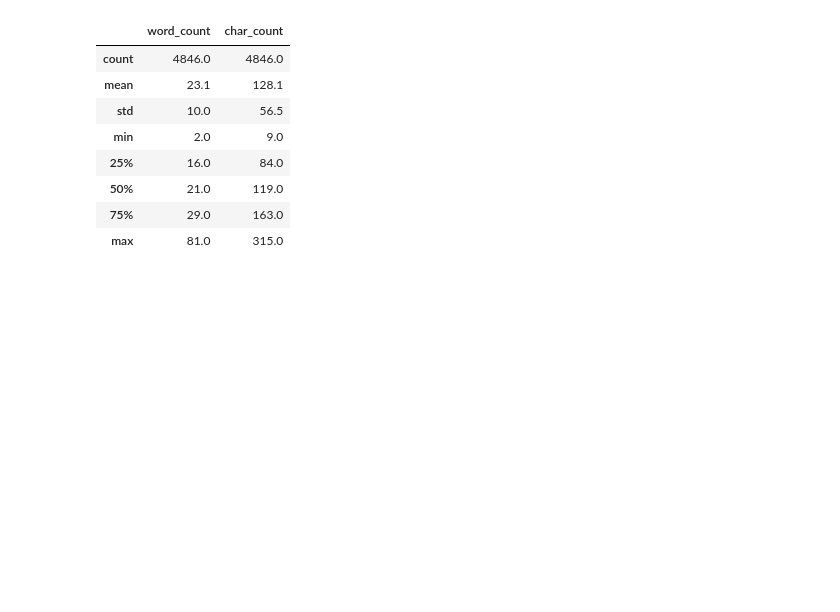
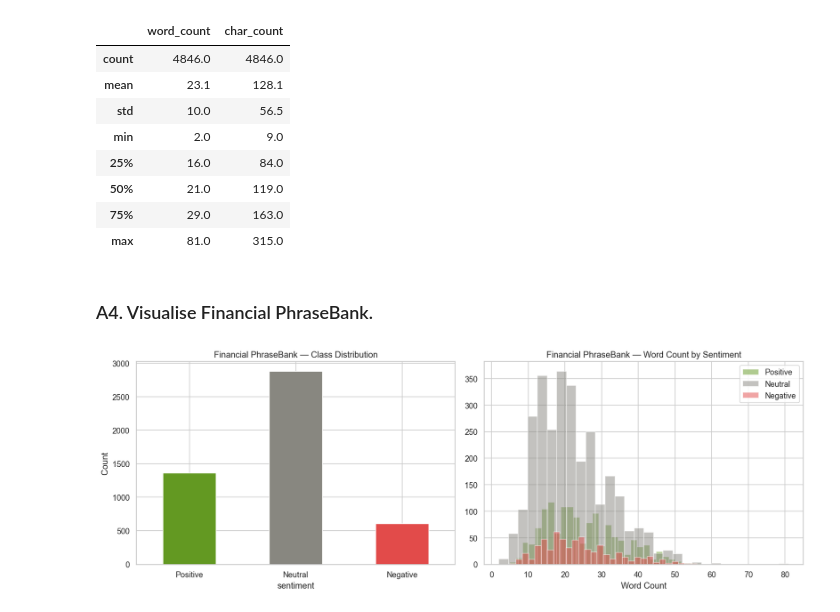
Before and after one commit to Kevinmonitor/TECHNOLOGY-DESIGN-PROJECT, a Jupyter notebook: Dataset_Explorer_GoEmotions_FinancialPhraseBank.ipynb, the cells around one changed output. Drawn from its saved outputs; the diff is of its cells as text; code cells hidden in the pictures; blank space fills up the shorter version.

Commit message:
Visualise Financial PhraseBank by class distribution and text length by sentiment.

```diff
--- a/Dataset_Explorer_GoEmotions_FinancialPhraseBank.ipynb
+++ b/Dataset_Explorer_GoEmotions_FinancialPhraseBank.ipynb
@@ -111,3 +111,29 @@ Text Length Statistics:
 | 50% | 21.0 | 119.0 |
 | 75% | 29.0 | 163.0 |
 | max | 81.0 | 315.0 |
+# %% [markdown]
+### A4. Visualise Financial PhraseBank.
+# %%
+fig, axes = plt.subplots(1, 2, figsize=(14, 5))
+
+# Class distribution bar chart
+colors = {'Negative': '#E24B4A', 'Neutral': '#888780', 'Positive': '#639922'}
+order = ['Positive', 'Neutral', 'Negative']
+fpb_df['sentiment'].value_counts().reindex(order).plot(
+    kind='bar', ax=axes[0], color=[colors[s] for s in order])
+axes[0].set_title('Financial PhraseBank — Class Distribution')
+axes[0].set_ylabel('Count')
+axes[0].tick_params(axis='x', rotation=0)
+
+# Text length by sentiment.
+for sentiment in order:
+    subset = fpb_df[fpb_df['sentiment'] == sentiment]
+    axes[1].hist(subset['word_count'], bins=30, alpha=0.5, label=sentiment, color=colors[sentiment])
+axes[1].set_title('Financial PhraseBank — Word Count by Sentiment')
+axes[1].set_xlabel('Word Count')
+axes[1].legend()
+
+plt.tight_layout()
+plt.show()
+# %% [output]
+[figure, added]
```
